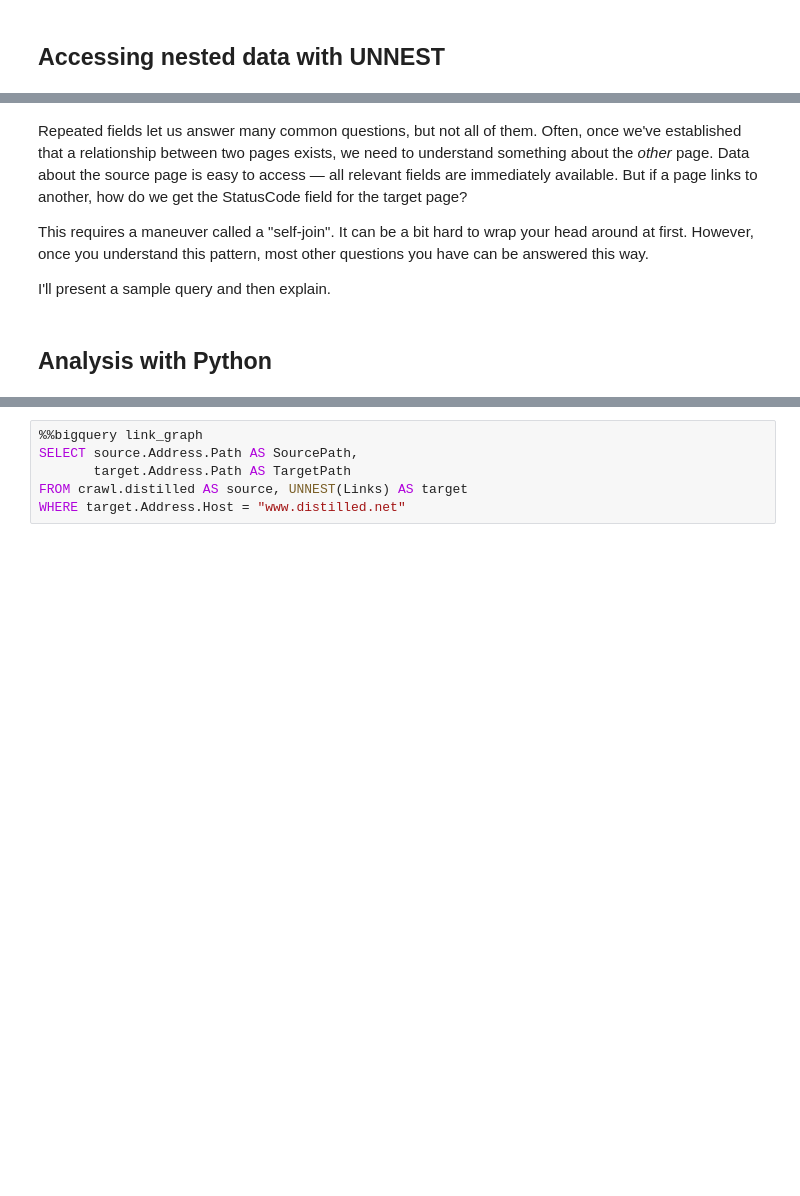
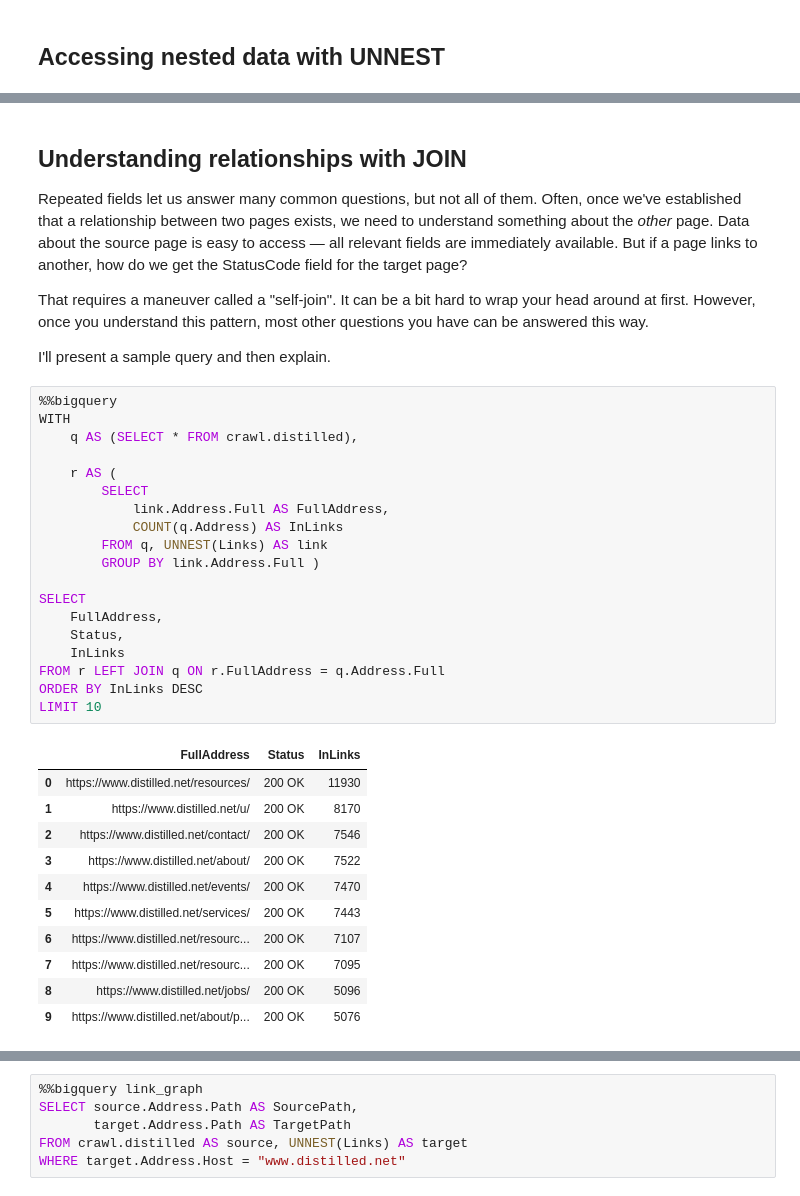
Before and after one commit to benjaminestes/crawl, a Jupyter notebook: sql/Analysis with crawl.ipynb, the cells around one changed output, grey strips where cells are left out. Drawn from its saved outputs; the diff is of its cells as text; blank space fills up the shorter version.

```diff
--- a/sql/Analysis with crawl.ipynb
+++ b/sql/Analysis with crawl.ipynb
@@ -144,8 +185,39 @@ BigQuery handles this possibility with _repeated fields_.
 # %% [markdown]
+## Understanding relationships with JOIN
+
 Repeated fields let us answer many common questions, but not all of them. Often, once we've established that a relationship between two pages exists, we need to understand something about the _other_ page. Data about the source page is easy to access — all relevant fields are immediately available. But if a page links to another, how do we get the StatusCode field for the target page?
 
-This requires a maneuver called a "self-join". It can be a bit hard to wrap your head around at first. However, once you understand this pattern, most other questions you have can be answered this way.
+That requires a maneuver called a "self-join". It can be a bit hard to wrap your head around at first. However, once you understand this pattern, most other questions you have can be answered this way.
 
 I'll present a sample query and then explain.
-# %% [markdown]
-## Analysis with Python
+# %%
+%%bigquery
+WITH
+    q AS (SELECT * FROM crawl.distilled),
+
+    r AS (
+        SELECT
+            link.Address.Full AS FullAddress,
+            COUNT(q.Address) AS InLinks
+        FROM q, UNNEST(Links) AS link
+        GROUP BY link.Address.Full )
+
+SELECT
+    FullAddress,
+    Status,
+    InLinks
+FROM r LEFT JOIN q ON r.FullAddress = q.Address.Full
+ORDER BY InLinks DESC
+LIMIT 10
+# %% [output]
+|  | FullAddress | Status | InLinks |
+| 0 | https://www.distilled.net/resources/ | 200 OK | 11930 |
+| 1 | https://www.distilled.net/u/ | 200 OK | 8170 |
+| 2 | https://www.distilled.net/contact/ | 200 OK | 7546 |
+| 3 | https://www.distilled.net/about/ | 200 OK | 7522 |
+| 4 | https://www.distilled.net/events/ | 200 OK | 7470 |
+| 5 | https://www.distilled.net/services/ | 200 OK | 7443 |
+| 6 | https://www.distilled.net/resourc... | 200 OK | 7107 |
+| 7 | https://www.distilled.net/resourc... | 200 OK | 7095 |
+| 8 | https://www.distilled.net/jobs/ | 200 OK | 5096 |
+| 9 | https://www.distilled.net/about/p... | 200 OK | 5076 |
```
Also changed, not shown: parts of 23 cells of this notebook.
